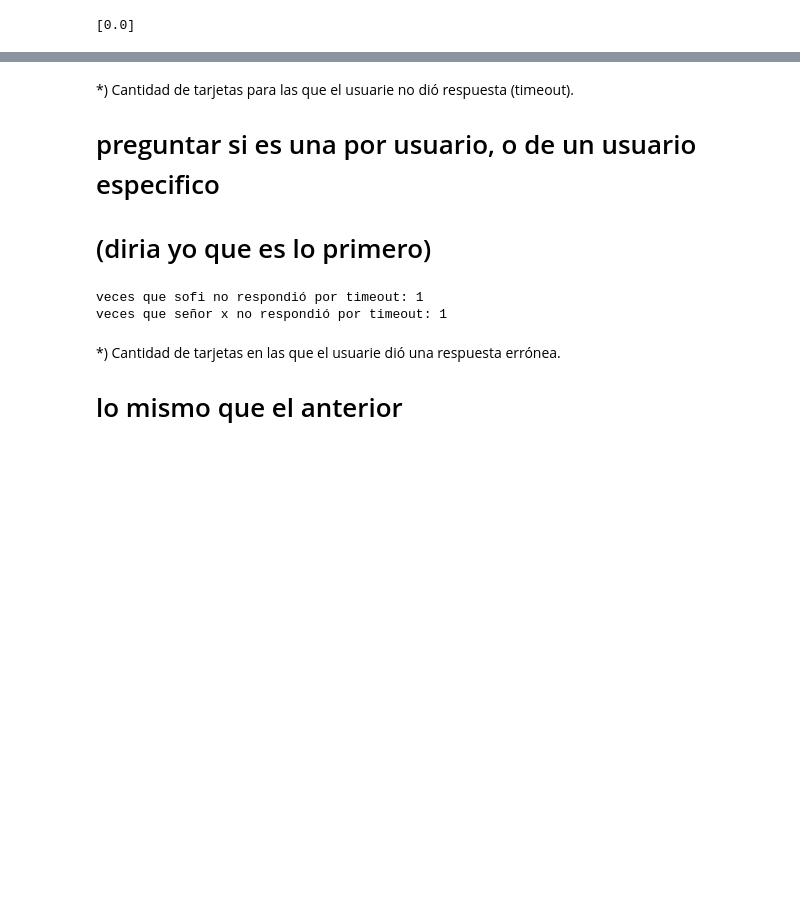
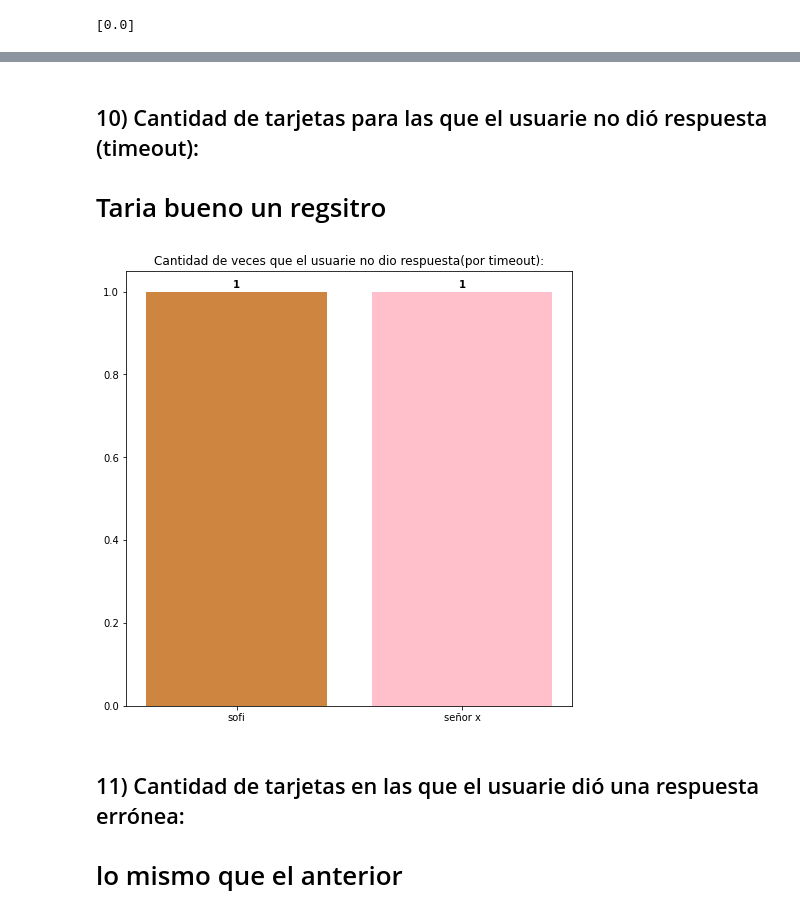
Before and after one commit to leonelranieri/Figurace.py, a Jupyter notebook: src/core/Analisis_de_datos.ipynb, the cells around one changed output, grey strips where cells are left out. Cells and saved outputs as stored; diff of their text form; code cells hidden in the pictures; blank space fills up the shorter version.

```diff
--- a/src/core/Analisis_de_datos.ipynb
+++ b/src/core/Analisis_de_datos.ipynb
@@ -313,24 +377,51 @@ porcentaje de aciertos de sofi: 25.00%
 # %% [markdown]
-*) Cantidad de tarjetas para las que el usuarie no dió respuesta (timeout).
+## 10) Cantidad de tarjetas para las que el usuarie no dió respuesta (timeout):
 
-# preguntar si es una por usuario, o de un usuario especifico
-# (diria yo que es lo primero)
+# Taria bueno un regsitro
 # %%
 df = data_set.drop(data_set[data_set.evento != "intento"].index)
 usuarios = data_set["usuarie"].unique()
 df = df.drop(df[df.estado != "timeout"].index)
-df.groupby(["usuarie", "estado"]).size()
+nuevo = df.groupby(["usuarie", "estado"]).size()
+
+result = {}
 
 for nombre in usuarios:
     if nombre in nuevo:
-        print (f"veces que {nombre} no respondió por timeout: {nuevo[nombre].timeout}")
+        result[nombre] = nuevo[nombre].timeout
+
+colores = [
+            "Red", "Orange", "Purple", "Pink",
+            "Yellow", "Blue", "Green", "bisque",
+            "aqua", "magenta", "peru", "firebrick",
+            "sienna", "gold", "deeppink"
+          ]
+
+plt.figure(figsize=(8,8))
+lista_colores = [random.choice(colores) for i in result.keys()]
+graph = plt.bar(result.keys(), result.values(), color = lista_colores)
+plt.title("Cantidad de veces que el usuarie no dio respuesta(por timeout):")
+
+i = 0
+for p in graph:
+    width = p.get_width()
+    height = p.get_height()
+    x, y = p.get_xy()
+    plt.text(x+width/2,
+             y+height*1.01,
+             str(list(result.values())[i]),
+             ha='center',
+             weight='bold')
+    i += 1
+
+plt.show()
+
 
 #necesitamos registros mas completos
 # %% [output]
-veces que sofi no respondió por timeout: 1
-veces que señor x no respondió por timeout: 1
+[figure, added]
 # %% [markdown]
-*) Cantidad de tarjetas en las que el usuarie dió una respuesta errónea.
+## 11) Cantidad de tarjetas en las que el usuarie dió una respuesta errónea:
 
 # lo mismo que el anterior
 # %%
```
Also changed, not shown: parts of 22 cells of this notebook, 2 other files.
